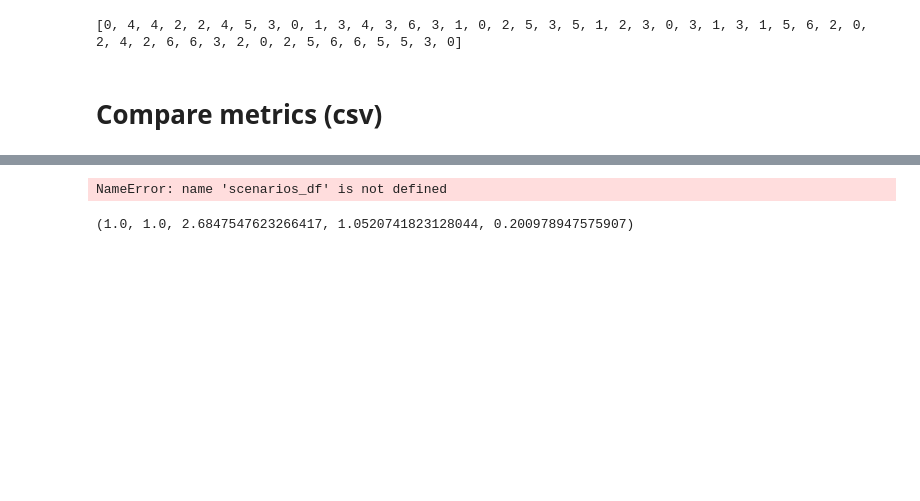
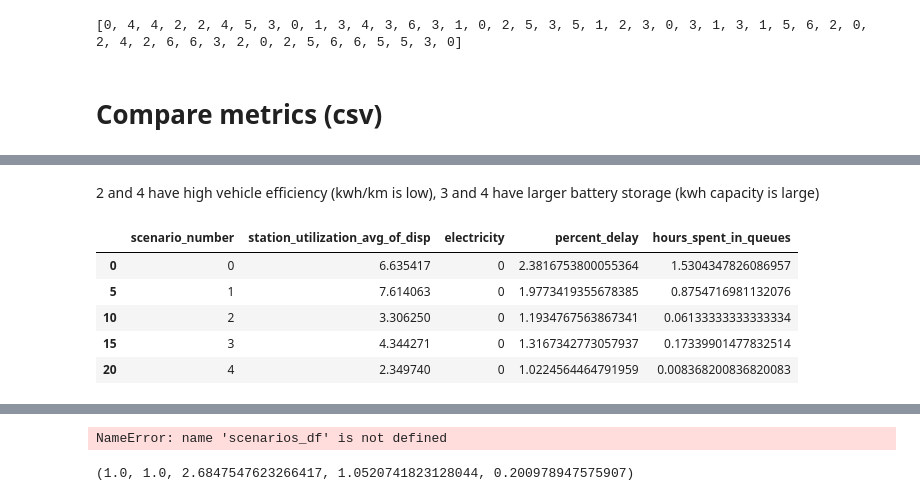
Before and after one commit to alandler/i5_freight_simulation, a Jupyter notebook: Results.ipynb, the cells around one changed output, grey strips where cells are left out. Cells and saved outputs as stored; diff of their text form; code cells hidden in the pictures; blank space fills up the shorter version.

```diff
--- a/Results.ipynb
+++ b/Results.ipynb
@@ -288 +331,12 @@ print(get_number_trip_unique_paths(sim))
+# %% [markdown]
+2 and 4 have high vehicle efficiency (kwh/km is low), 3 and 4 have larger battery storage (kwh capacity is large)
+# %%
+metrics
+# %% [output]
+|  | scenario_number | station_utilization_avg_of_disp | electricity | percent_delay | hours_spent_in_queues |
+| 0 | 0 | 6.635417 | 0 | 2.3816753800055364 | 1.5304347826086957 |
+| 5 | 1 | 7.614063 | 0 | 1.9773419355678385 | 0.8754716981132076 |
+| 10 | 2 | 3.306250 | 0 | 1.1934767563867341 | 0.06133333333333334 |
+| 15 | 3 | 4.344271 | 0 | 1.3167342773057937 | 0.17339901477832514 |
+| 20 | 4 | 2.349740 | 0 | 1.0224564464791959 | 0.008368200836820083 |
 # %%
```
Also changed, not shown: parts of 3 cells of this notebook, 26 other files.
